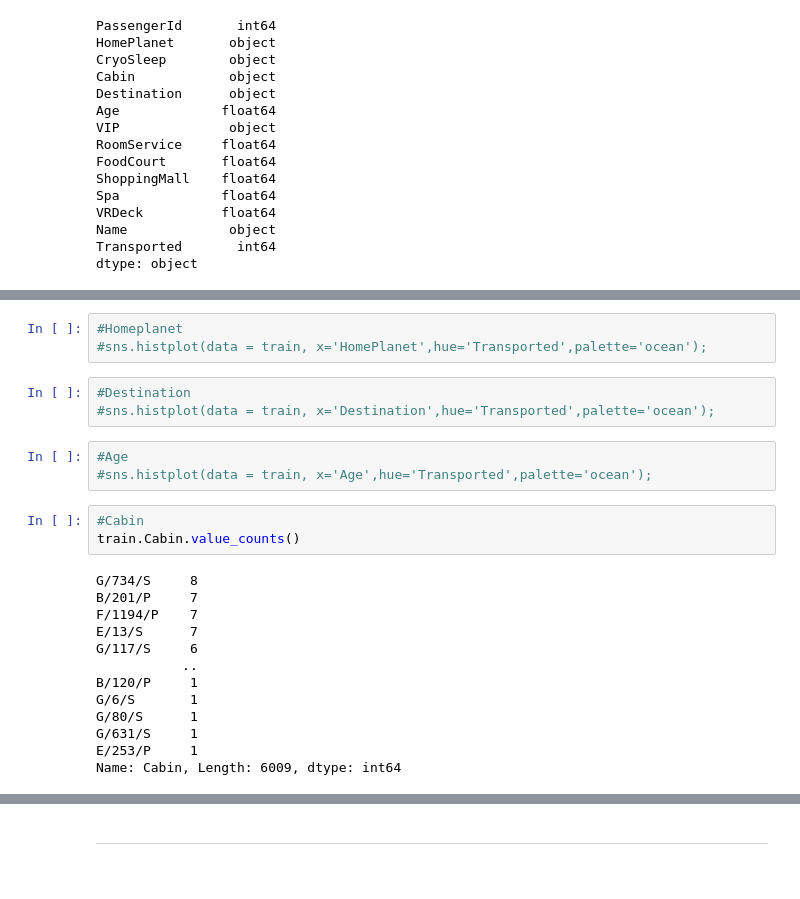
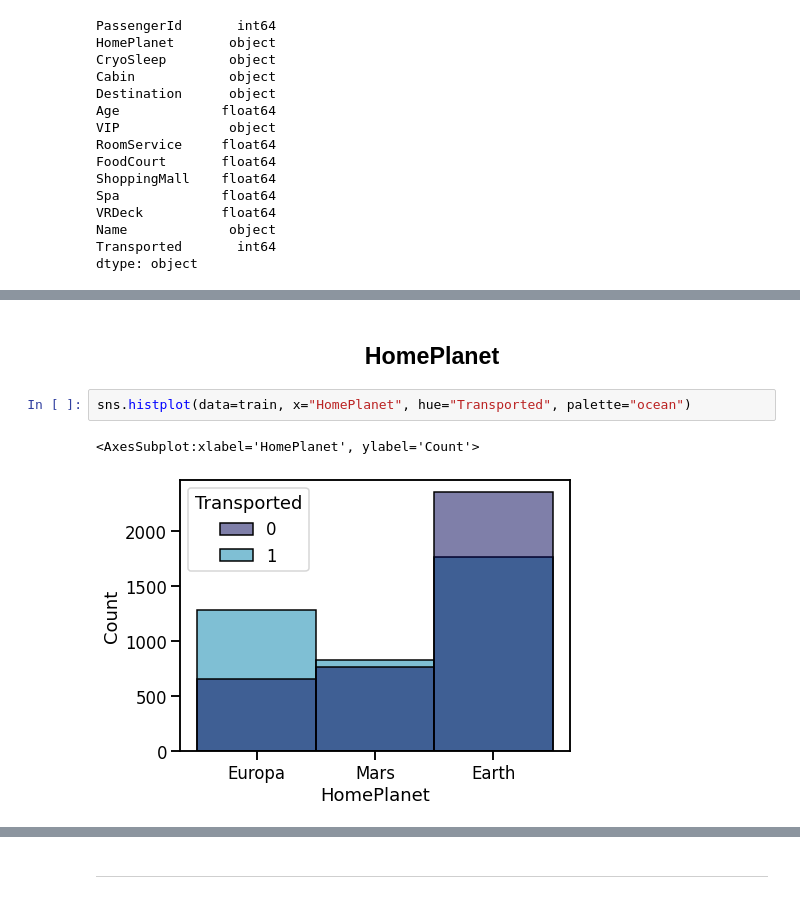
Before and after one commit to eleanarinaudo/Diplo2022_Grupo-5, a Jupyter notebook: Notebooks/Aprendizaje Supervisado/Practico_Spaceship_Titanic_Perceptron.ipynb, the cells around one changed output, grey strips where cells are left out. Cells and saved outputs as stored; diff of their text form.

```diff
--- a/Notebooks/Aprendizaje Supervisado/Practico_Spaceship_Titanic_Perceptron.ipynb
+++ b/Notebooks/Aprendizaje Supervisado/Practico_Spaceship_Titanic_Perceptron.ipynb
@@ -227,25 +246,11 @@ plt.rcParams['figure.figsize'] = (7, 5)
-# %%
-#Homeplanet
-#sns.histplot(data = train, x='HomePlanet',hue='Transported',palette='ocean');
-# %%
-#Destination
-#sns.histplot(data = train, x='Destination',hue='Transported',palette='ocean');
-# %%
-#Age
-#sns.histplot(data = train, x='Age',hue='Transported',palette='ocean');
-# %%
-#Cabin
-train.Cabin.value_counts()
-# %% [output]
-G/734/S     8
-B/201/P     7
-F/1194/P    7
-E/13/S      7
-G/117/S     6
-           ..
-B/120/P     1
-G/6/S       1
-G/80/S      1
-G/631/S     1
-E/253/P     1
-Name: Cabin, Length: 6009, dtype: int64
+# %% [markdown]
+<html>
+  <h2  align="center";>
+    HomePlanet
+  </h2>
+</html>
+# %%
+sns.histplot(data=train, x="HomePlanet", hue="Transported", palette="ocean")
+# %% [output]
+<AxesSubplot:xlabel='HomePlanet', ylabel='Count'>
+[figure, added]
```
Also changed, not shown: parts of 171 cells of this notebook, 1 other file.
